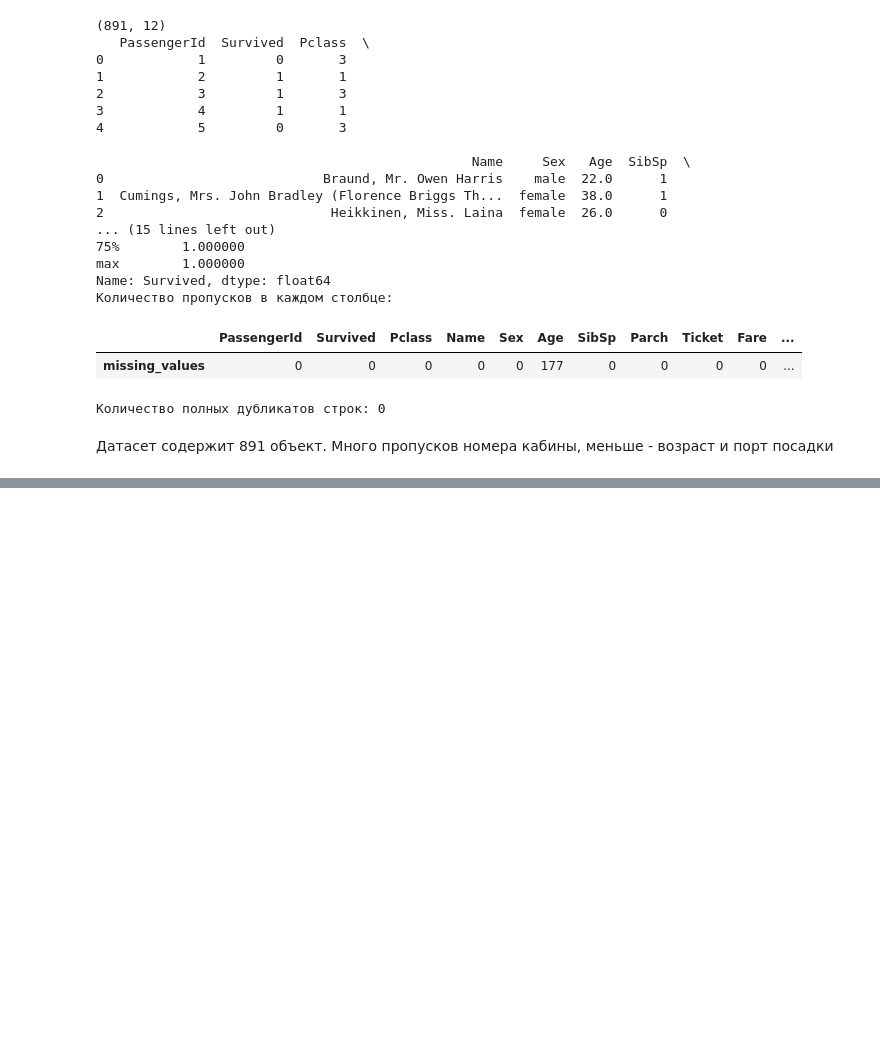
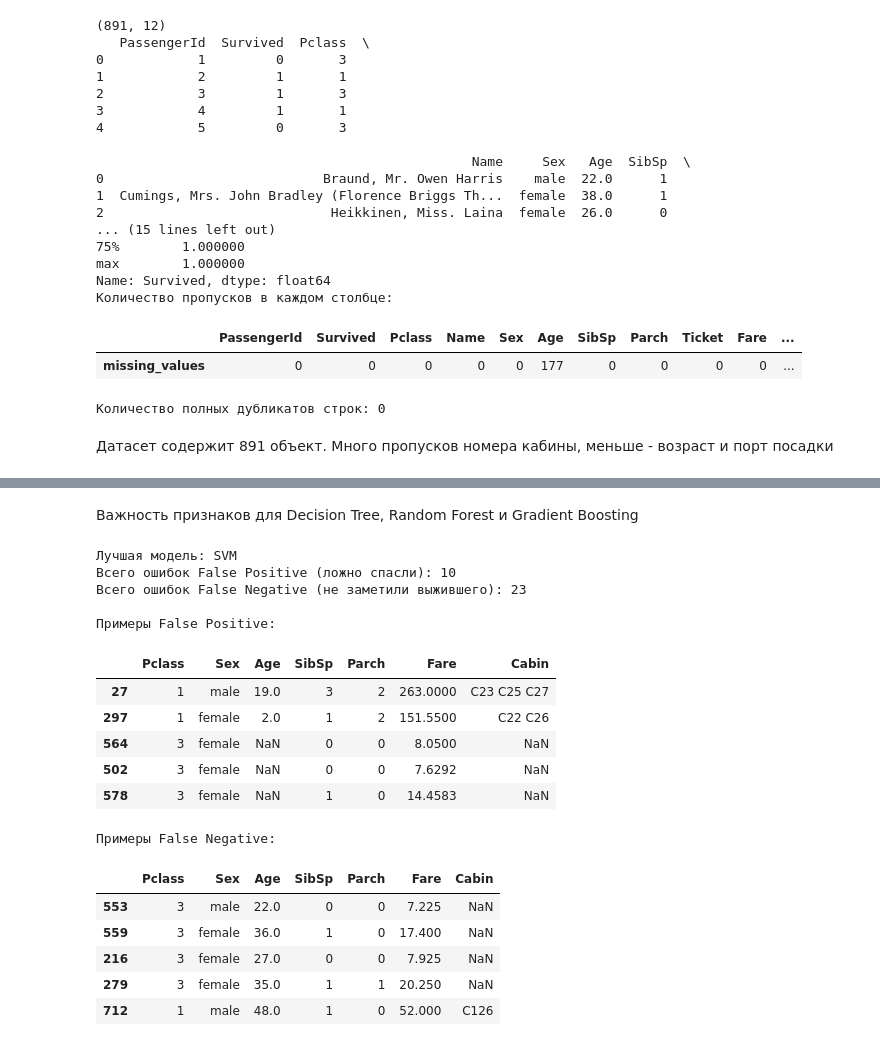
Before and after one commit to CerN04/ml_course_mai, a Jupyter notebook: classification/lab2_ml.ipynb, the cells around one changed output, grey strips where cells are left out. Saved outputs shown, nothing was run; the diff lists cells and outputs as text; code cells hidden in the pictures; blank space fills up the shorter version.

```diff
--- a/classification/lab2_ml.ipynb
+++ b/classification/lab2_ml.ipynb
@@ -132,0 +301,41 @@ print(X_train.shape, X_test.shape)
+# %% [markdown]
+Важность признаков для Decision Tree, Random Forest и Gradient Boosting
+# %%
+best_model_name = leaderboard_df.iloc[0]["Model"]
+best_pipe = trained_pipelines[best_model_name]
+
+test_analysis = X_test.copy()
+test_analysis["Actual_Survived"] = y_test
+test_analysis["Pred_Survived"] = best_pipe.predict(X_test)
+
+fp_cases = test_analysis[(test_analysis["Actual_Survived"] == 0) & (test_analysis["Pred_Survived"] == 1)]
+fn_cases = test_analysis[(test_analysis["Actual_Survived"] == 1) & (test_analysis["Pred_Survived"] == 0)]
+
+print(f"Лучшая модель: {best_model_name}")
+print(f"Всего ошибок False Positive (ложно спасли): {len(fp_cases)}")
+print(f"Всего ошибок False Negative (не заметили выжившего): {len(fn_cases)}\n")
+
+print("Примеры False Positive:")
+display(fp_cases[["Pclass", "Sex", "Age", "SibSp", "Parch", "Fare", "Cabin"]].head(5))
+
+print("\nПримеры False Negative:")
+display(fn_cases[["Pclass", "Sex", "Age", "SibSp", "Parch", "Fare", "Cabin"]].head(5))
+# %% [output]
+Лучшая модель: SVM
+Всего ошибок False Positive (ложно спасли): 10
+Всего ошибок False Negative (не заметили выжившего): 23
+
+Примеры False Positive:
+|  | Pclass | Sex | Age | SibSp | Parch | Fare | Cabin |
+| 27 | 1 | male | 19.0 | 3 | 2 | 263.0000 | C23 C25 C27 |
+| 297 | 1 | female | 2.0 | 1 | 2 | 151.5500 | C22 C26 |
+| 564 | 3 | female | NaN | 0 | 0 | 8.0500 | NaN |
+| 502 | 3 | female | NaN | 0 | 0 | 7.6292 | NaN |
+| 578 | 3 | female | NaN | 1 | 0 | 14.4583 | NaN |
+Примеры False Negative:
+|  | Pclass | Sex | Age | SibSp | Parch | Fare | Cabin |
+| 553 | 3 | male | 22.0 | 0 | 0 | 7.225 | NaN |
+| 559 | 3 | female | 36.0 | 1 | 0 | 17.400 | NaN |
+| 216 | 3 | female | 27.0 | 0 | 0 | 7.925 | NaN |
+| 279 | 3 | female | 35.0 | 1 | 1 | 20.250 | NaN |
+| 712 | 1 | male | 48.0 | 1 | 0 | 52.000 | C126 |
```
Also changed, not shown: parts of 5 cells of this notebook.
